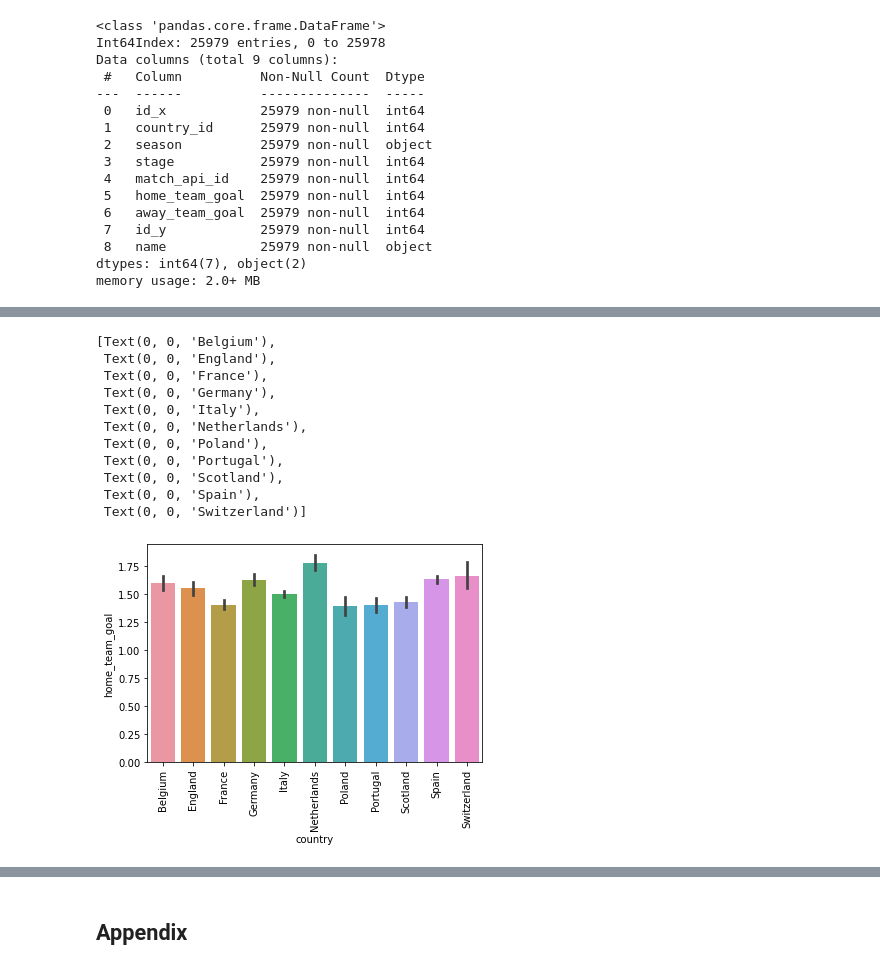
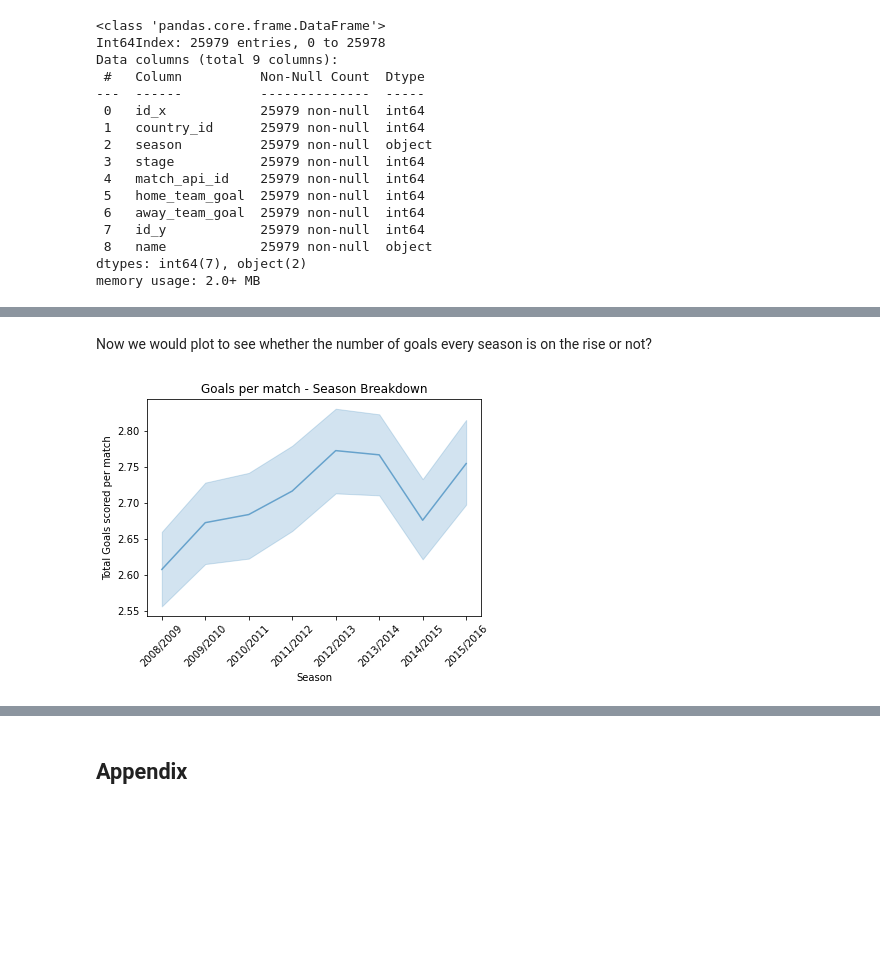
Before and after one commit to akkiannu/Soccer-Data-Analysis, a Jupyter notebook: Investigate_a_Dataset.ipynb, the cells around one changed output, grey strips where cells are left out. Cells and saved outputs as stored; diff of their text form; code cells hidden in the pictures; blank space fills up the shorter version.

```diff
--- a/Investigate_a_Dataset.ipynb
+++ b/Investigate_a_Dataset.ipynb
@@ -431,16 +433,11 @@ sns.barplot('country', 'away_team_goal', data = season_df)
-# %%
-ax = sns.barplot('country','home_team_goal',data=season_df)
-ax.set_xticklabels(ax.get_xticklabels(),rotation=90)
-# %% [output]
-[Text(0, 0, 'Belgium'),
- Text(0, 0, 'England'),
- Text(0, 0, 'France'),
- Text(0, 0, 'Germany'),
- Text(0, 0, 'Italy'),
- Text(0, 0, 'Netherlands'),
- Text(0, 0, 'Poland'),
- Text(0, 0, 'Portugal'),
- Text(0, 0, 'Scotland'),
- Text(0, 0, 'Spain'),
- Text(0, 0, 'Switzerland')]
-[figure, removed]
+# %% [markdown]
+Now we would plot to see whether the number of goals every season is on the rise or not?
+# %%
+ax = sns.lineplot('season','total_goals',alpha=0.6,data=match_df)
+ax.set_xlabel('Season')
+ax.set_ylabel('Total Goals scored per match')
+ax.set_title('Goals per match - Season Breakdown')
+for label in ax.get_xticklabels():
+    label.set_rotation(45)
+# %% [output]
+[figure, added]
```
Also changed, not shown: parts of 30 cells of this notebook.
